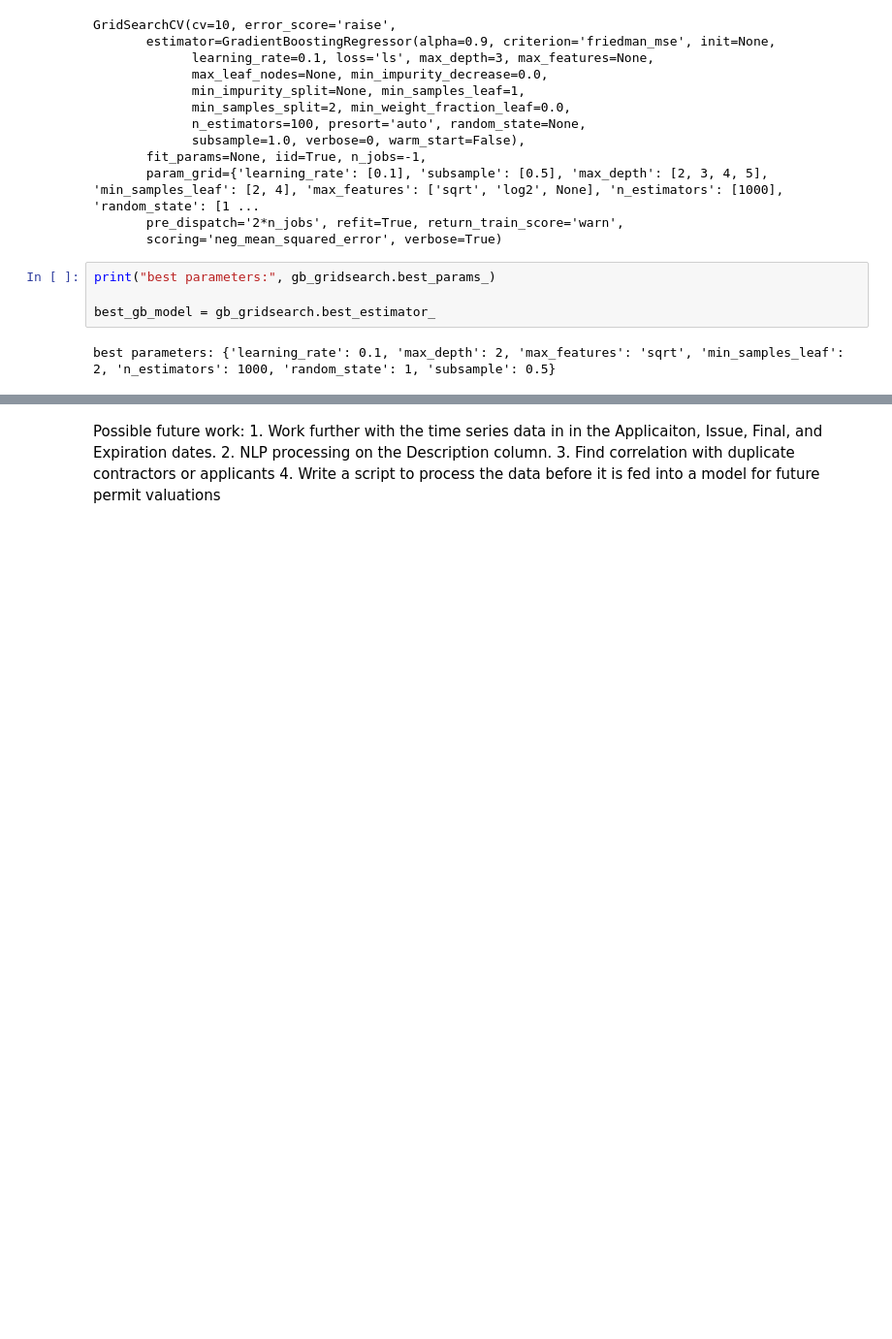
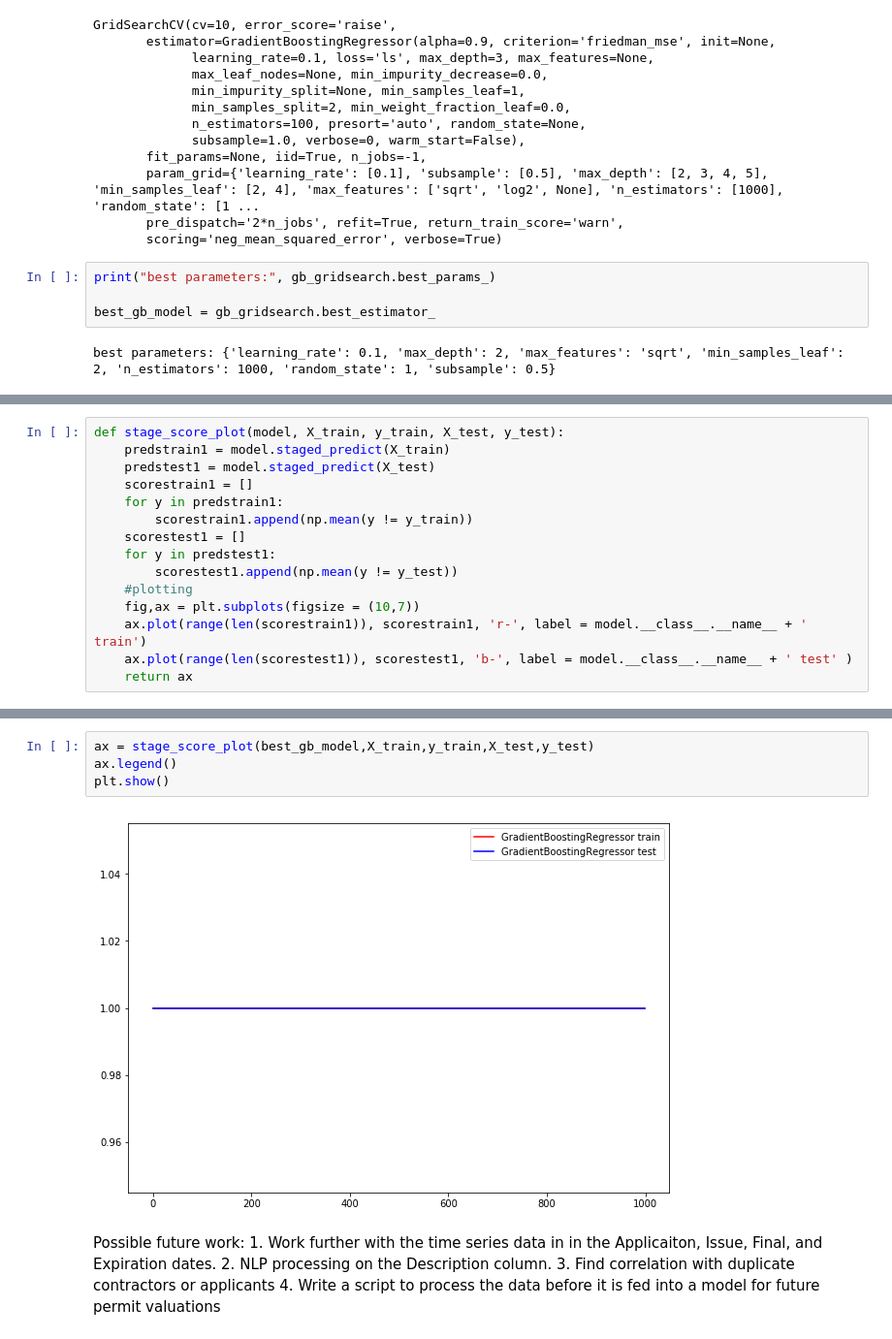
Before and after one commit to crredding/seattle_building_permits, a Jupyter notebook: Seattle Building Permit Data.ipynb, the cells around one changed output, grey strips where cells are left out. Shown at 97% size. Cells and saved outputs as stored; diff of their text form; blank space fills up the shorter version.

```diff
--- a/Seattle Building Permit Data.ipynb
+++ b/Seattle Building Permit Data.ipynb
@@ -414,0 +428,15 @@ best parameters: {'learning_rate': 0.1, 'max_depth': 2, 'max_features': 'sqrt',
+# %%
+def stage_score_plot(model, X_train, y_train, X_test, y_test):
+    predstrain1 = model.staged_predict(X_train)
+    predstest1 = model.staged_predict(X_test)
+    scorestrain1 = []
+    for y in predstrain1:
+        scorestrain1.append(np.mean(y != y_train))
+    scorestest1 = []
+    for y in predstest1:
+        scorestest1.append(np.mean(y != y_test))
+    #plotting
+    fig,ax = plt.subplots(figsize = (10,7))
+    ax.plot(range(len(scorestrain1)), scorestrain1, 'r-', label = model.__class__.__name__ + ' train')
+    ax.plot(range(len(scorestest1)), scorestest1, 'b-', label = model.__class__.__name__ + ' test' )
+    return ax
@@ -415,3 +457,9 @@ best parameters: {'learning_rate': 0.1, 'max_depth': 2, 'max_features': 'sqrt',
+# %%
+ax = stage_score_plot(best_gb_model,X_train,y_train,X_test,y_test)
+ax.legend()
+plt.show()
+# %% [output]
+[figure, added]
 # %% [markdown]
 Possible future work:
     1. Work further with the time series data in in the Applicaiton, Issue, Final, and Expiration dates.
```
Also changed, not shown: parts of 8 cells of this notebook.
